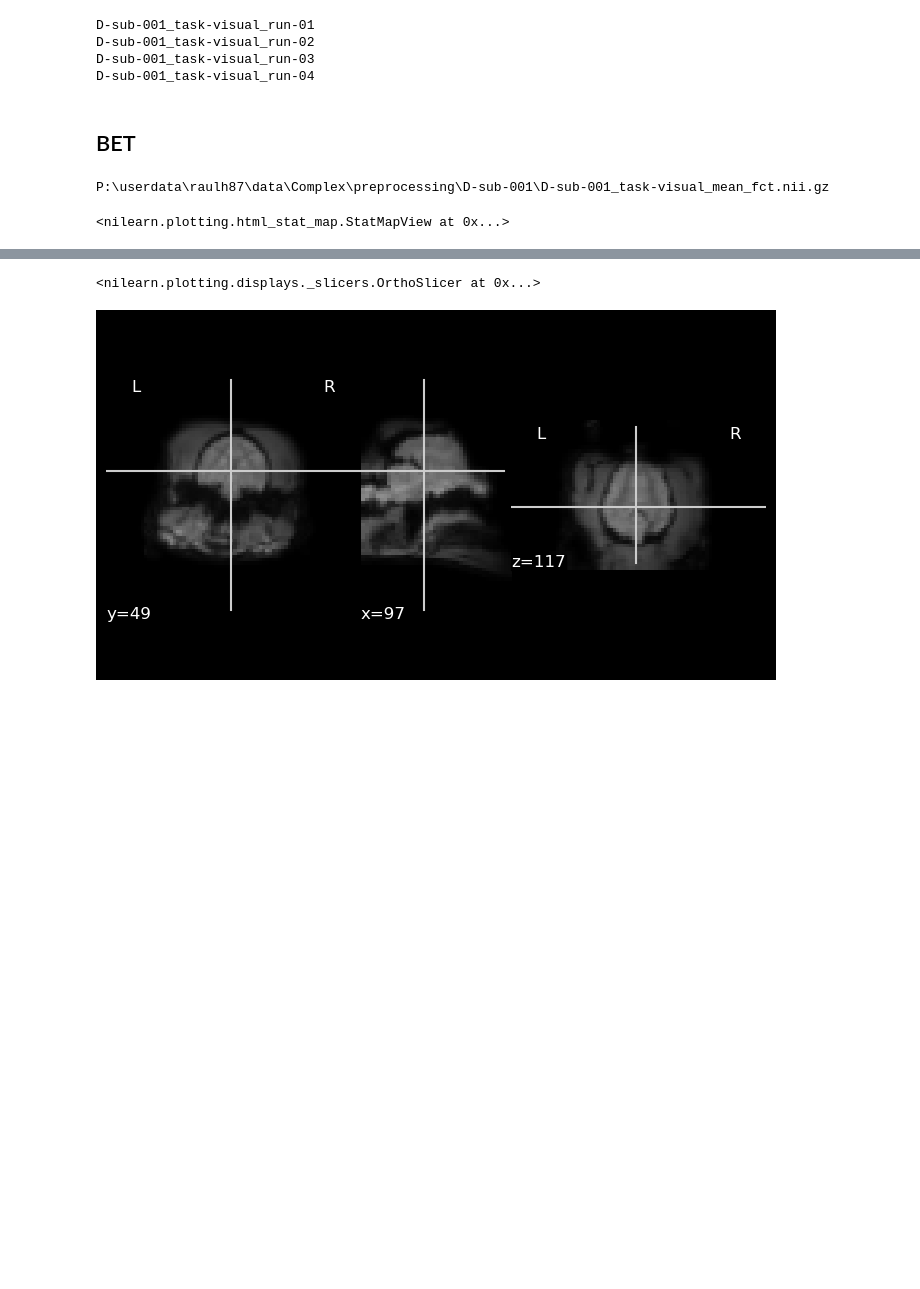
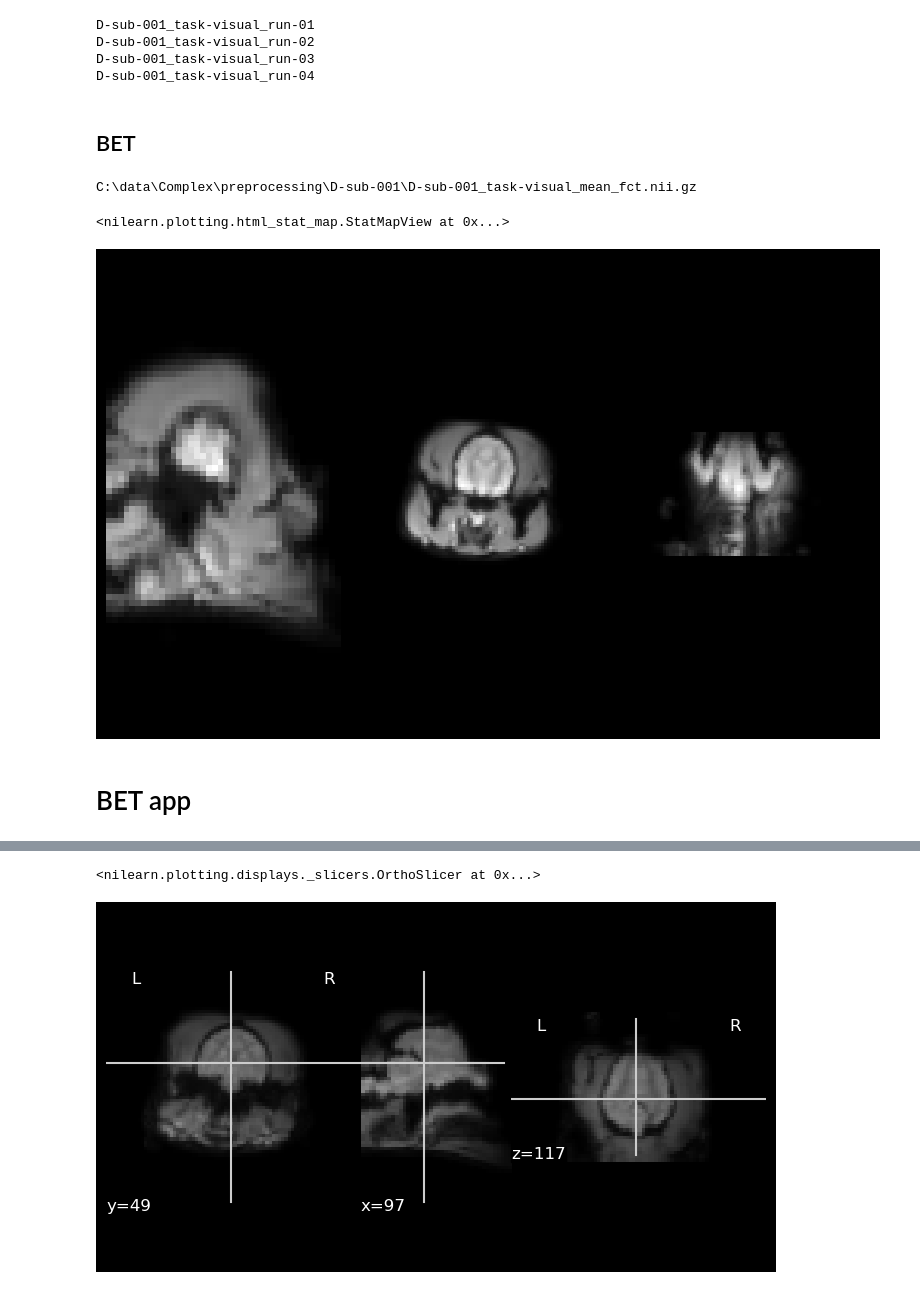
Before and after one commit to rhernandez00/dog_brain_toolkit, a Jupyter notebook: preprocess.ipynb, the cells around one changed output, grey strips where cells are left out. Saved outputs shown, nothing was run; the diff lists cells and outputs as text; code cells hidden in the pictures; blank space fills up the shorter version.

```diff
--- a/preprocess.ipynb
+++ b/preprocess.ipynb
@@ -255,6 +240,7 @@ session = ''
 task = 'visual'
 specie= 'D'
 datafolder = r"P:\userdata\raulh87\data"
+datafolder = r"C:\data"
 #datafolder = '/home/raulh87/mnt/a471/userdata/raulh87/data'
 sub_N = 1
 
@@ -276,5 +262,5 @@ img = nli.mean_img(mean_fct_file)
 # plot reoriented file
 plotting.view_img(img, bg_img=False, cmap='gray', colorbar=False, annotate=True)
 # %% [output]
-P:\userdata\raulh87\data\Complex\preprocessing\D-sub-001\D-sub-001_task-visual_mean_fct.nii.gz
+C:\data\Complex\preprocessing\D-sub-001\D-sub-001_task-visual_mean_fct.nii.gz
 <nilearn.plotting.html_stat_map.StatMapView at 0x...>
@@ -283,0 +270,48 @@ import ipywidgets as widgets
+# %%
+
+
+# Load your NIfTI file
+
+
+
+
+def plot_slices(mean_fct_file, x, y, z):
+    img = nib.load(mean_fct_file)
+
+    # Get the data from the image
+    data = img.get_fdata()
+
+    """
+    Plot slices from the sagittal, coronal, and axial views side by side.
+    """
+    fig, axes = plt.subplots(1, 3, figsize=(8, 5))
+
+    # Sagittal
+    sagittal_slice = data[x, :, :]
+    axes[0].imshow(sagittal_slice.T, cmap='gray', origin='lower')
+    axes[0].axis('off')
+
+    # Coronal
+    coronal_slice = data[:, y, :]
+    axes[1].imshow(coronal_slice.T, cmap='gray', origin='lower')
+    axes[1].axis('off')
+
+    # Axial
+    axial_slice = data[:, :, x]
+    axes[2].imshow(axial_slice.T, cmap='gray', origin='lower')
+    axes[2].axis('off')
+
+    # make a tight layout
+    plt.tight_layout()
+
+    # make the background black
+    fig.patch.set_facecolor('black')
+
+    plt.show()
+
+# Example usage: Plot the 30th sagittal, 50th coronal, and 40th axial slices
+plot_slices(30, 20, 20)
+# %% [output]
+[figure, added]
+# %% [markdown]
+# BET app
```
Also changed, not shown: parts of 18 cells of this notebook, 1 other file.
